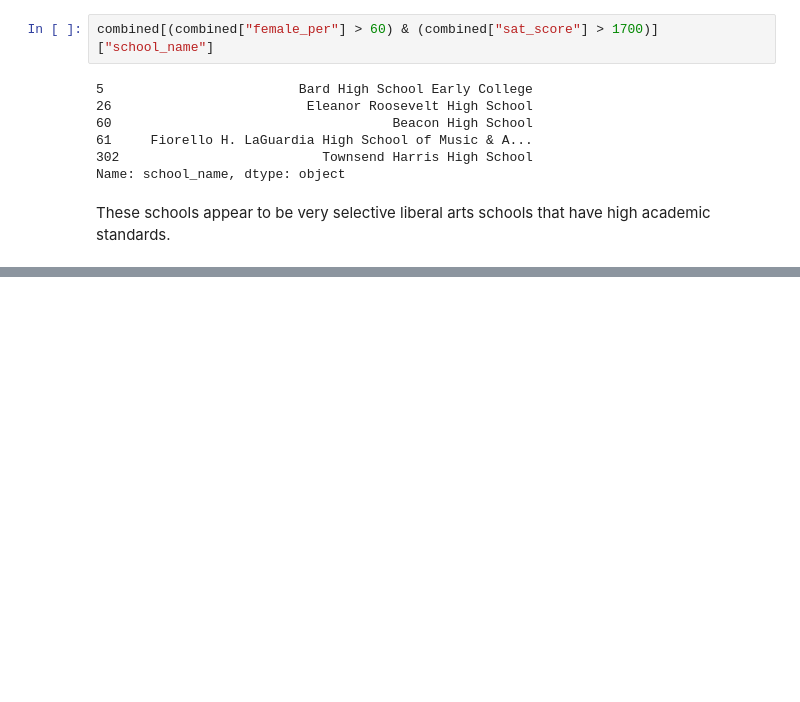
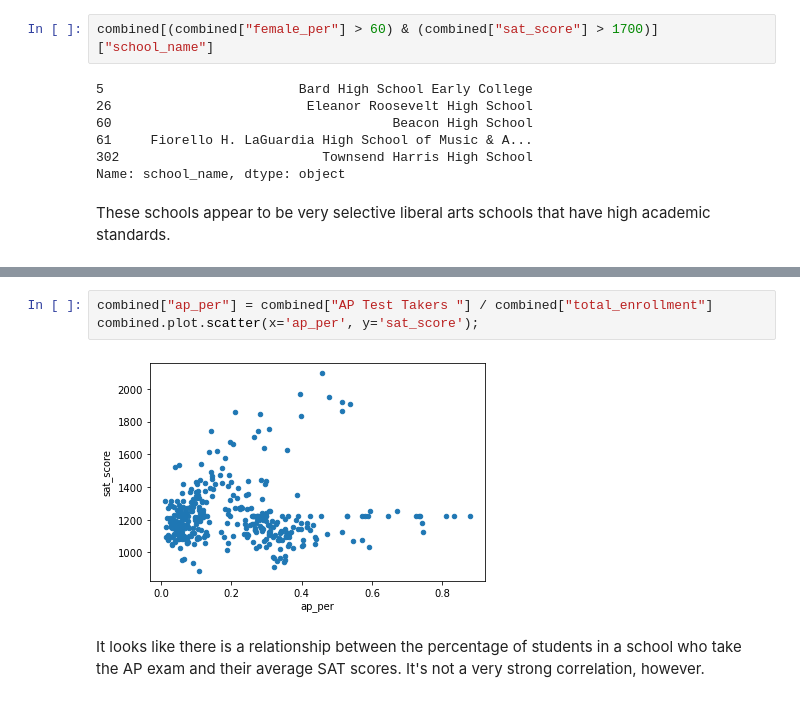
Before and after one commit to brandontanyu/NYC-school-analysis, a Jupyter notebook: Schools.ipynb, the cells around one changed output, grey strips where cells are left out. Drawn from its saved outputs; the diff is of its cells as text; blank space fills up the shorter version.

Commit message:
AP test influence on SAt score.

```diff
--- a/Schools.ipynb
+++ b/Schools.ipynb
@@ -297,0 +306,7 @@ These schools appear to be very selective liberal arts schools that have high ac
+# %%
+combined["ap_per"] = combined["AP Test Takers "] / combined["total_enrollment"]
+combined.plot.scatter(x='ap_per', y='sat_score');
+# %% [output]
+[figure, added]
+# %% [markdown]
+It looks like there is a relationship between the percentage of students in a school who take the AP exam and their average SAT scores. It's not a very strong correlation, however.
```
Also changed, not shown: parts of 3 cells of this notebook.
